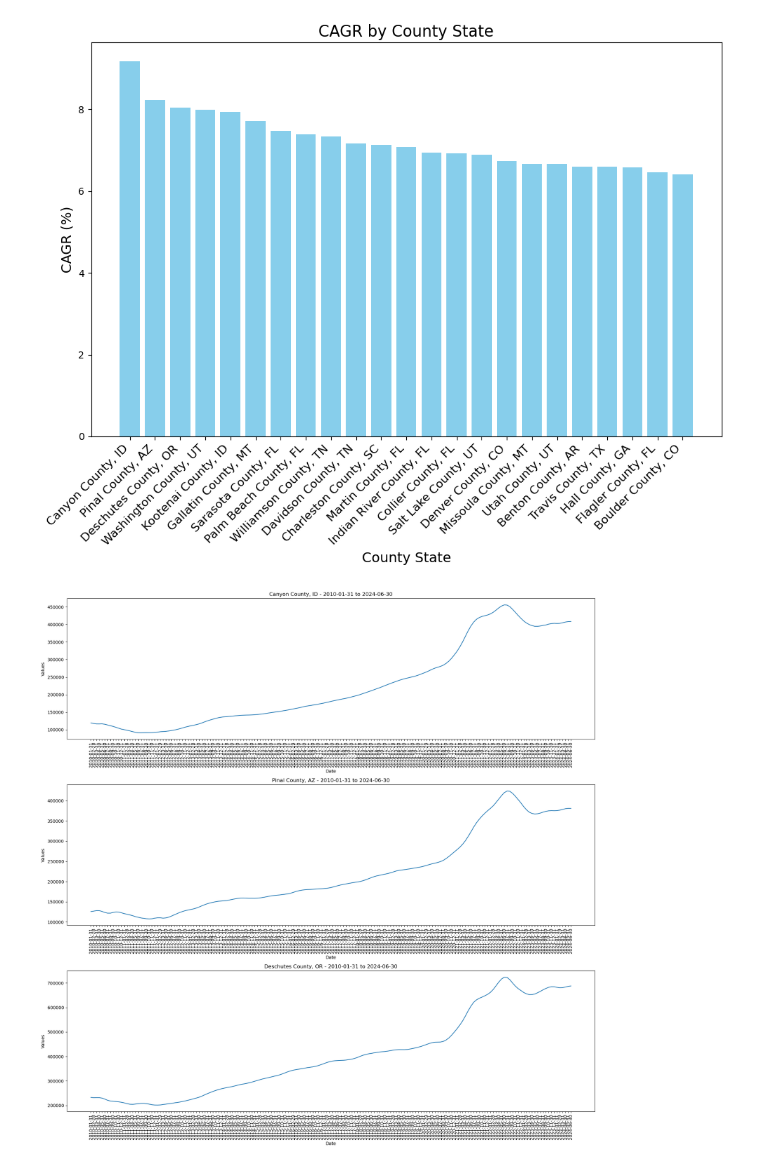
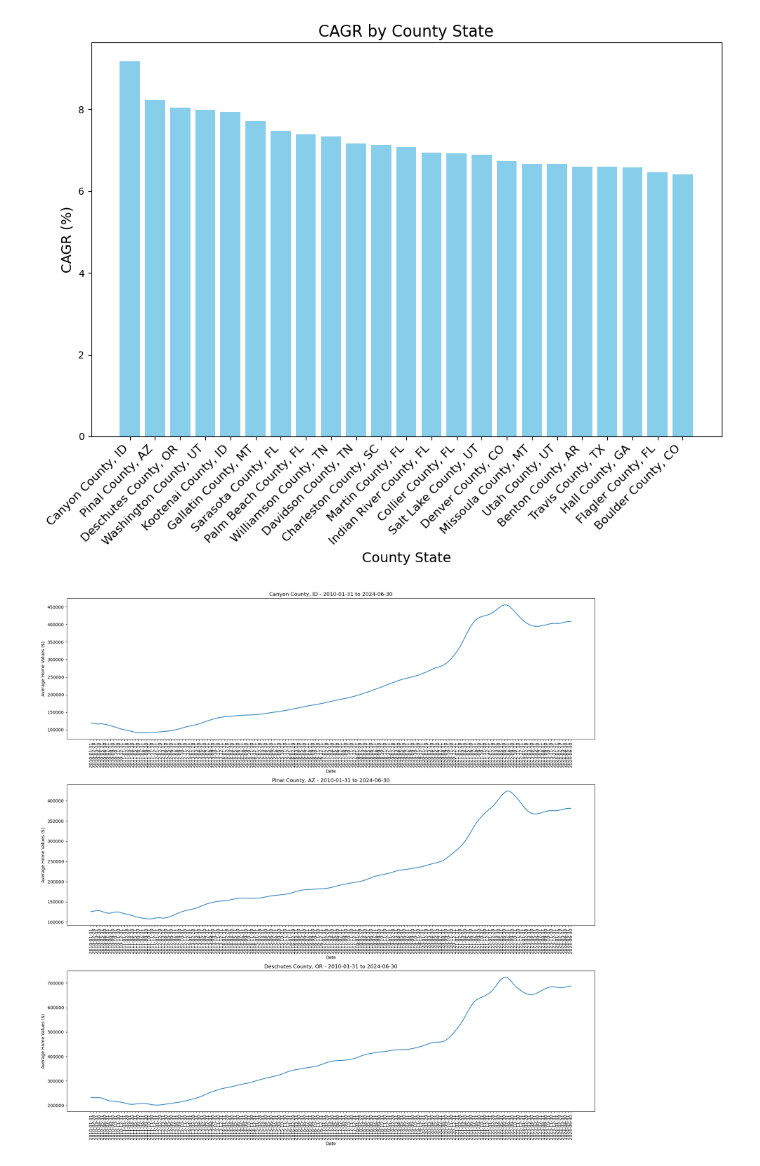
Before and after one commit to dfquinn23/Project_1, a Jupyter notebook: Zillow/top_counties_integ.ipynb, the cells around one changed output. Drawn from its saved outputs; the diff is of its cells as text; code cells hidden in the pictures.

```diff
--- a/Zillow/top_counties_integ.ipynb
+++ b/Zillow/top_counties_integ.ipynb
@@ -215,6 +218,16 @@ number_of_years = end_year - start_year
 
 # Function to calculate CAGR as a %
 def calculate_cagr(end_value, start_value):
+    '''
+    This function calcualtes CAGR as a percentage
+
+    Inputs:
+    star_year: int (eg: '2010')
+    end_value: int (eg: '2024')
+    number_of_years: int (eg: '14')
+
+    Output: float (eg: '9.175390')
+    '''
     return ((end_value / start_value)**(1 / number_of_years) - 1) * 100
 
 
@@ -272,27 +285,27 @@ plt.show()
 # %%
 # Select the first three rows for plotting
 data_to_plot = county_data_df.head(3)
 
 # Convert columns to datetime for plotting
 date_columns = data_to_plot.columns.drop(['County_State', 'CAGR'])
 
 # Create a figure with subplots
 fig, axes = plt.subplots(nrows=3, ncols=1, figsize=(18, 18))
 
 # Iterate over the selected rows
 for idx, (index, row) in enumerate(data_to_plot.iterrows()):
     # Plot each row's data in a subplot
     axes[idx].plot(date_columns, row[date_columns].values, linestyle='-')
     # Set title
     axes[idx].set_title(f"{row['County_State']} - {start_date} to {end_date}")
     # Set x and y labels
     axes[idx].set_xlabel('Date')
-    axes[idx].set_ylabel('Values')
+    axes[idx].set_ylabel('Average Home Values ($)')
     # Rotate x-axis labels
     axes[idx].tick_params(axis='x', rotation=90)
 
 # Display
 plt.tight_layout()
 plt.show()
 # %% [output]
-[figure, old version]
+[figure, new version]
```
Also changed, not shown: parts of 9 cells of this notebook.
